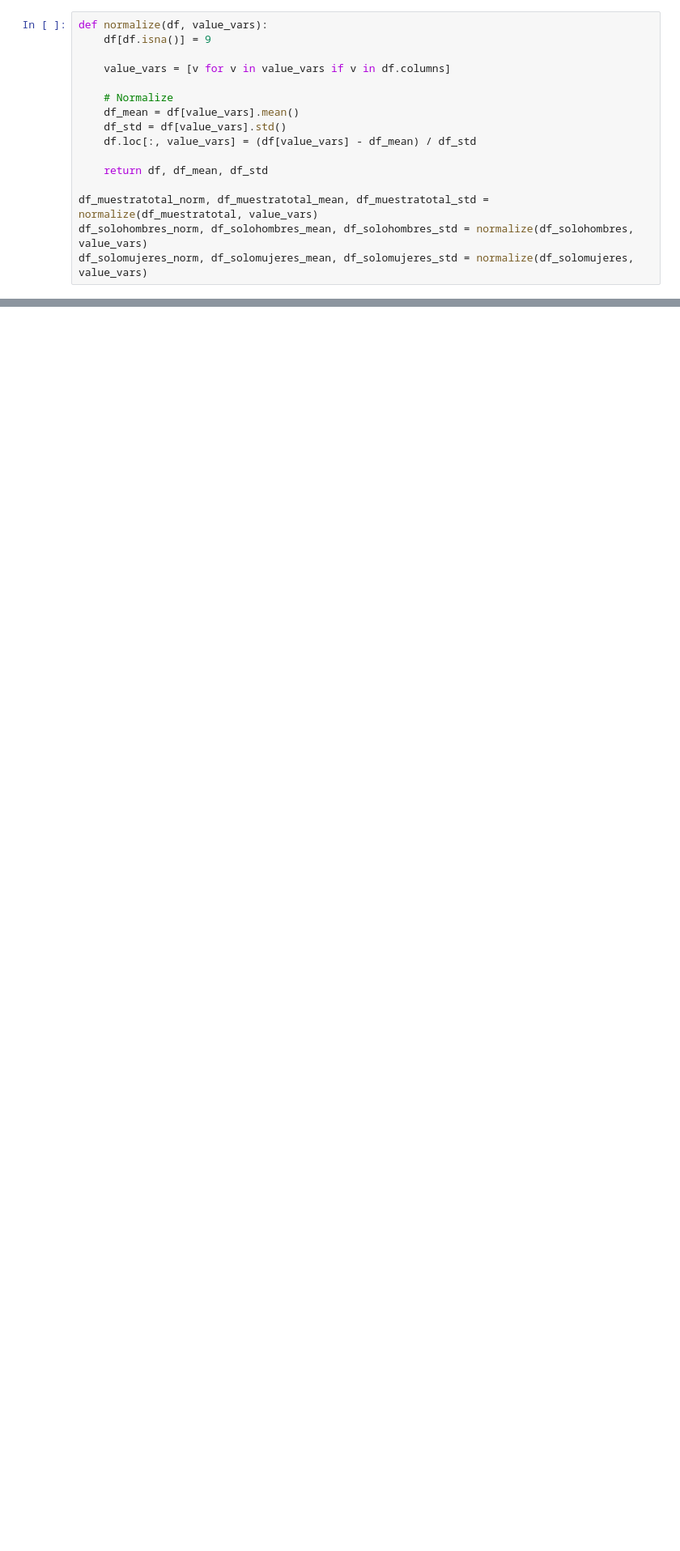
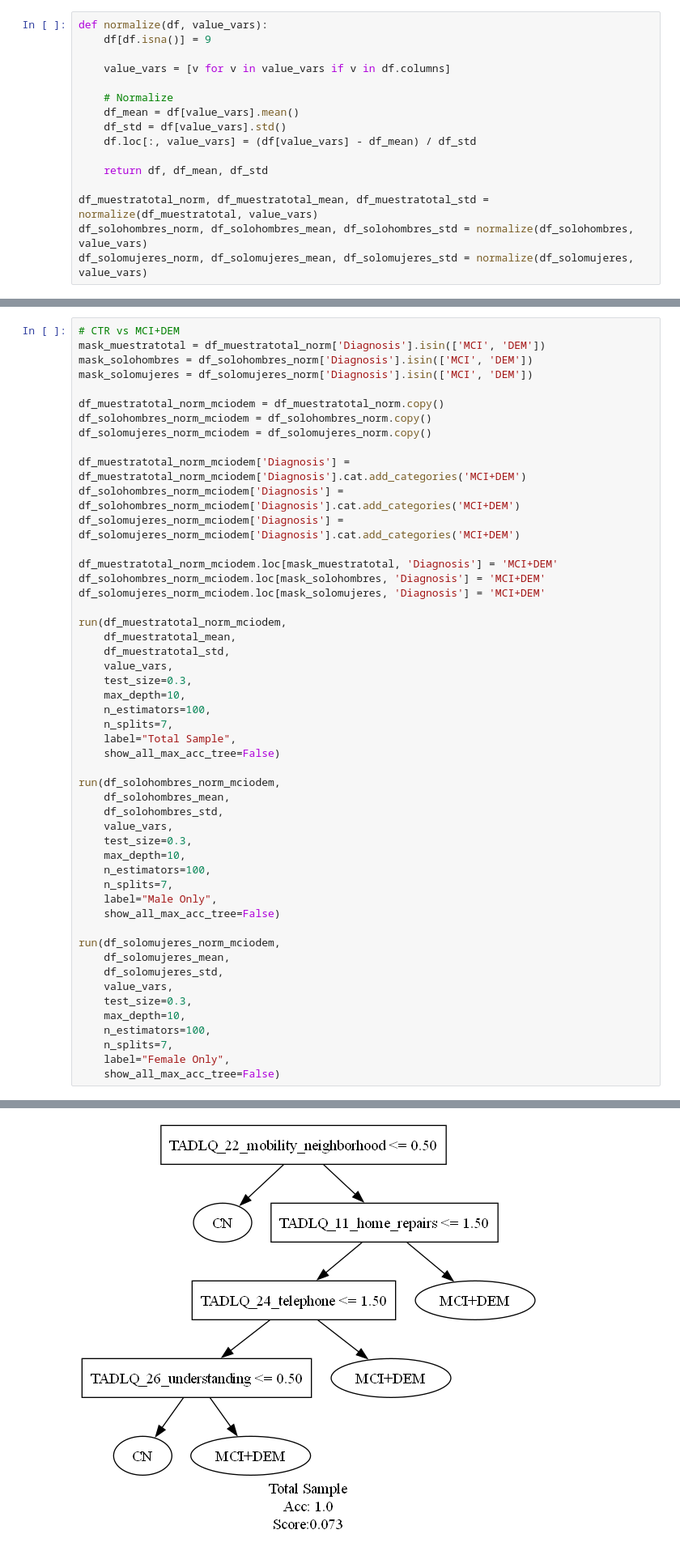
Before and after one commit to segonzal/tadlq-peru, a Jupyter notebook: TADLQ Peru 4.ipynb, the cells around one changed output, grey strips where cells are left out. Shown at 81% size. Cells and saved outputs as stored; diff of their text form; blank space fills up the shorter version.

```diff
--- a/TADLQ Peru 4.ipynb
+++ b/TADLQ Peru 4.ipynb
@@ -324,0 +326,51 @@ run(df_solomujeres_norm.loc[mask_solomujeres, :],
+# %%
+# CTR vs MCI+DEM
+mask_muestratotal = df_muestratotal_norm['Diagnosis'].isin(['MCI', 'DEM'])
+mask_solohombres = df_solohombres_norm['Diagnosis'].isin(['MCI', 'DEM'])
+mask_solomujeres = df_solomujeres_norm['Diagnosis'].isin(['MCI', 'DEM'])
+
+df_muestratotal_norm_mciodem = df_muestratotal_norm.copy()
+df_solohombres_norm_mciodem = df_solohombres_norm.copy()
+df_solomujeres_norm_mciodem = df_solomujeres_norm.copy()
+
+df_muestratotal_norm_mciodem['Diagnosis'] = df_muestratotal_norm_mciodem['Diagnosis'].cat.add_categories('MCI+DEM')
+df_solohombres_norm_mciodem['Diagnosis'] = df_solohombres_norm_mciodem['Diagnosis'].cat.add_categories('MCI+DEM')
+df_solomujeres_norm_mciodem['Diagnosis'] = df_solomujeres_norm_mciodem['Diagnosis'].cat.add_categories('MCI+DEM')
+
+df_muestratotal_norm_mciodem.loc[mask_muestratotal, 'Diagnosis'] = 'MCI+DEM'
+df_solohombres_norm_mciodem.loc[mask_solohombres, 'Diagnosis'] = 'MCI+DEM'
+df_solomujeres_norm_mciodem.loc[mask_solomujeres, 'Diagnosis'] = 'MCI+DEM'
+
+run(df_muestratotal_norm_mciodem,
+    df_muestratotal_mean,
+    df_muestratotal_std,
+    value_vars,
+    test_size=0.3,
+    max_depth=10,
+    n_estimators=100,
+    n_splits=7,
+    label="Total Sample",
+    show_all_max_acc_tree=False)
+
+run(df_solohombres_norm_mciodem,
+    df_solohombres_mean,
+    df_solohombres_std,
+    value_vars,
+    test_size=0.3,
+    max_depth=10,
+    n_estimators=100,
+    n_splits=7,
+    label="Male Only",
+    show_all_max_acc_tree=False)
+
+run(df_solomujeres_norm_mciodem,
+    df_solomujeres_mean,
+    df_solomujeres_std,
+    value_vars,
+    test_size=0.3,
+    max_depth=10,
+    n_estimators=100,
+    n_splits=7,
+    label="Female Only",
+    show_all_max_acc_tree=False)
+# %% [output]
@@ -324,0 +384 @@ run(df_solomujeres_norm.loc[mask_solomujeres, :],
+[figure, new version]
```
Also changed, not shown: parts of 5 cells of this notebook.
